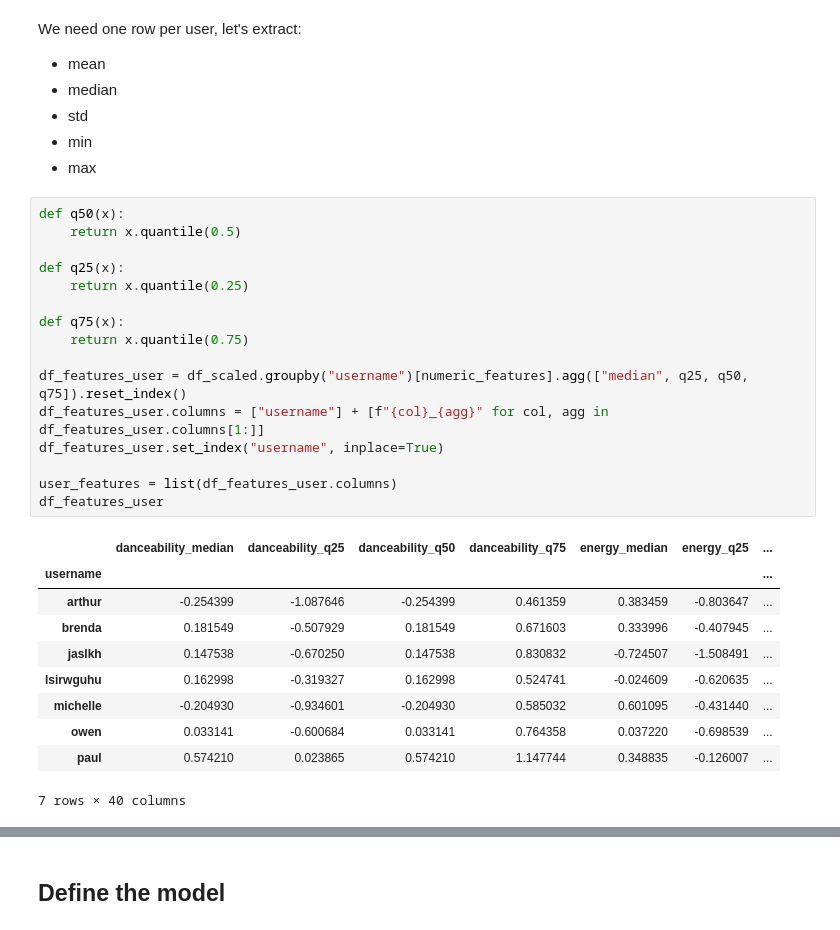
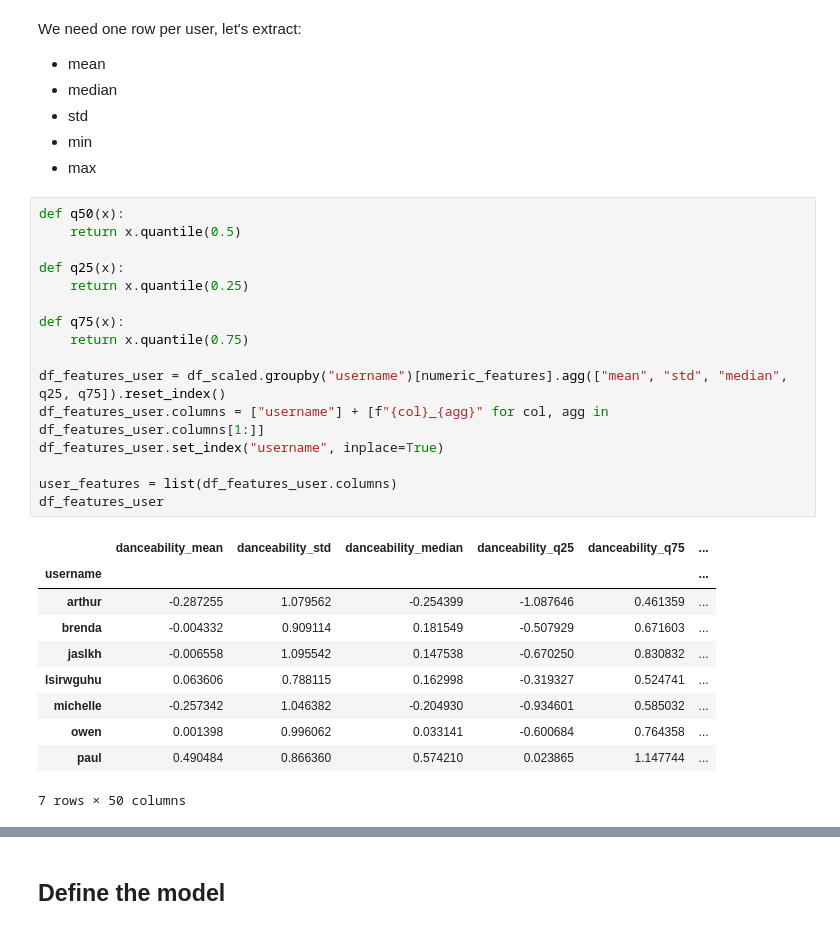
Before and after one commit to owengombas/spotify-recommender, a Jupyter notebook: ae.ipynb, the cells around one changed output, grey strips where cells are left out. Saved outputs shown, nothing was run; the diff lists cells and outputs as text.

```diff
--- a/ae.ipynb
+++ b/ae.ipynb
@@ -239,30 +239,30 @@ We need one row per user, let's extract:
 # %%
 def q50(x):
     return x.quantile(0.5)
 
 def q25(x):
     return x.quantile(0.25)
 
 def q75(x):
     return x.quantile(0.75)
 
-df_features_user = df_scaled.groupby("username")[numeric_features].agg(["median", q25, q50, q75]).reset_index()
+df_features_user = df_scaled.groupby("username")[numeric_features].agg(["mean", "std", "median", q25, q75]).reset_index()
 df_features_user.columns = ["username"] + [f"{col}_{agg}" for col, agg in df_features_user.columns[1:]]
 df_features_user.set_index("username", inplace=True)
 
 user_features = list(df_features_user.columns)
 df_features_user
 # %% [output]
-|  | danceability_median | danceability_q25 | danceability_q50 | danceability_q75 | energy_median | energy_q25 | ... |
-| username |  |  |  |  |  |  | ... |
-| arthur | -0.254399 | -1.087646 | -0.254399 | 0.461359 | 0.383459 | -0.803647 | ... |
-| brenda | 0.181549 | -0.507929 | 0.181549 | 0.671603 | 0.333996 | -0.407945 | ... |
-| jaslkh | 0.147538 | -0.670250 | 0.147538 | 0.830832 | -0.724507 | -1.508491 | ... |
-| lsirwguhu | 0.162998 | -0.319327 | 0.162998 | 0.524741 | -0.024609 | -0.620635 | ... |
-| michelle | -0.204930 | -0.934601 | -0.204930 | 0.585032 | 0.601095 | -0.431440 | ... |
-| owen | 0.033141 | -0.600684 | 0.033141 | 0.764358 | 0.037220 | -0.698539 | ... |
-| paul | 0.574210 | 0.023865 | 0.574210 | 1.147744 | 0.348835 | -0.126007 | ... |
+|  | danceability_mean | danceability_std | danceability_median | danceability_q25 | danceability_q75 | ... |
+| username |  |  |  |  |  | ... |
+| arthur | -0.287255 | 1.079562 | -0.254399 | -1.087646 | 0.461359 | ... |
+| brenda | -0.004332 | 0.909114 | 0.181549 | -0.507929 | 0.671603 | ... |
+| jaslkh | -0.006558 | 1.095542 | 0.147538 | -0.670250 | 0.830832 | ... |
+| lsirwguhu | 0.063606 | 0.788115 | 0.162998 | -0.319327 | 0.524741 | ... |
+| michelle | -0.257342 | 1.046382 | -0.204930 | -0.934601 | 0.585032 | ... |
+| owen | 0.001398 | 0.996062 | 0.033141 | -0.600684 | 0.764358 | ... |
+| paul | 0.490484 | 0.866360 | 0.574210 | 0.023865 | 1.147744 | ... |
-7 rows × 40 columns
+7 rows × 50 columns
 # %%
 df_tracks_user_merged = df_scaled.join(df_features_user, on="username", how="inner")
 df_tracks_user_merged
```
Also changed, not shown: parts of 7 cells of this notebook, 2 other files.
